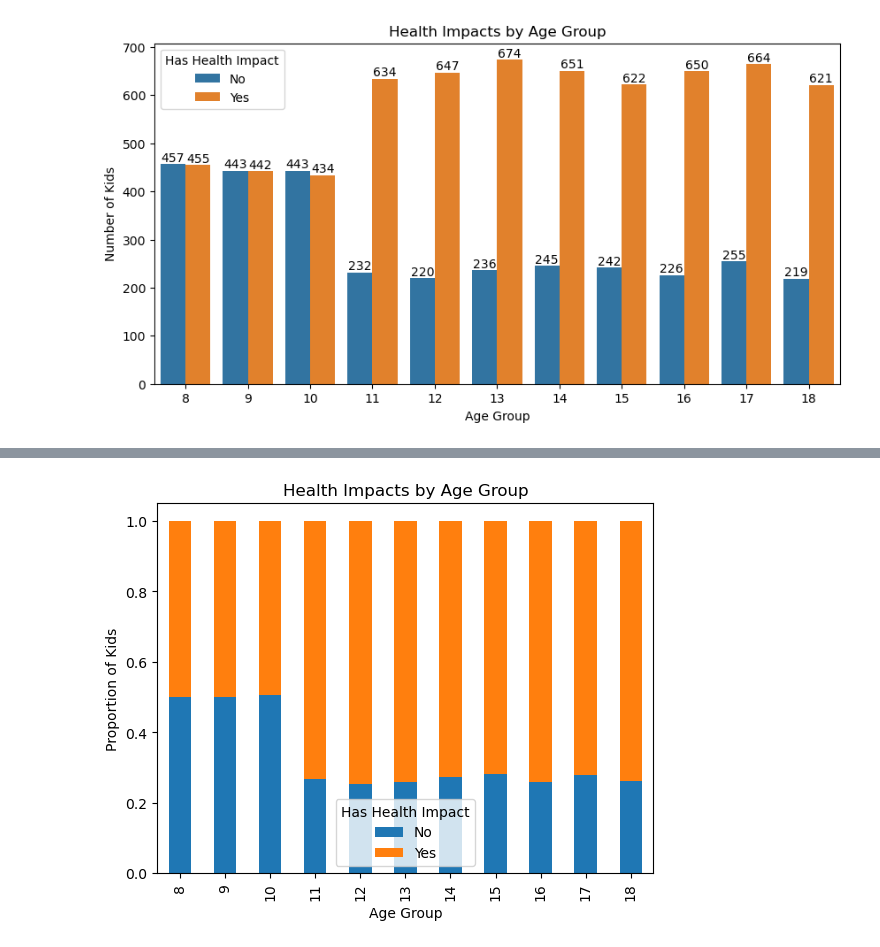
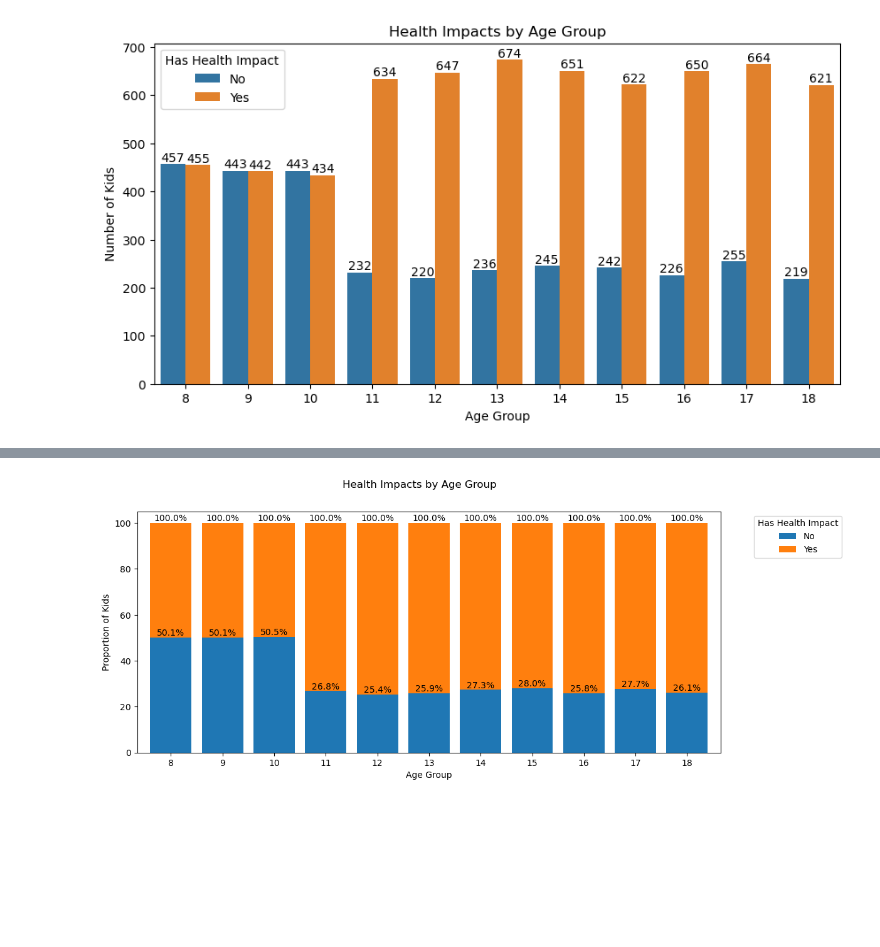
Before and after one commit to suranjanrana/indian-kids-screen-time-analysis, a Jupyter notebook: screen_time_analysis.ipynb, the cells around one changed output, grey strips where cells are left out. Drawn from its saved outputs; the diff is of its cells as text; code cells hidden in the pictures; blank space fills up the shorter version.

Commit message:
Updated and added new charts

```diff
--- a/screen_time_analysis.ipynb
+++ b/screen_time_analysis.ipynb
@@ -64,9 +64,10 @@ df["poor_sleep"] = df["health_impacts"].str.contains("Poor Sleep", case=False, n
 df["eye_strain"] = df["health_impacts"].str.contains("Eye Strain", case=False, na=False).astype(int)
 df["obesity_risk"] = df["health_impacts"].str.contains("Obesity", case=False, na=False).astype(int)
 df["anxiety"] = df["health_impacts"].str.contains("Anxiety", case=False, na=False).astype(int)
+df["total_number_of_health_impacts"] = df["poor_sleep"] + df["eye_strain"] + df["obesity_risk"] + df["anxiety"]
 df["has_health_impact"] = df["health_impacts"].notna()
 df["health_impact_count"] = df["has_health_impact"].astype(int)
-df["no_health_image_count"] = (~df["has_health_impact"]).astype(int)
+df["no_health_impact_count"] = (~df["has_health_impact"]).astype(int)
 # %%
 df.head()
 # %% [output]
@@ -439,18 +440,3 @@ plt.legend(title="Has Health Impact", labels=["No", "Yes"])
 plt.show()
 # %% [output]
 [figure]
-# %%
-health_impact_proportion_by_age = df.groupby("age")["has_health_impact"].value_counts(normalize=True)
-
-plt.figure(figsize=(12, 5))
-
-ax = sns.barplot(x=health_impact_proportion_by_age.index.get_level_values(0), y=health_impact_proportion_by_age.values, hue=health_impact_proportion_by_age.index.get_level_values(1))
-
-for container in ax.containers:
-    ax.bar_label(container, fmt="%.2f%%")
-
-ax.set_xlabel("Age Group")
-ax.set_ylabel("Proportion of Kids")
-ax.set_title("Health Impacts by Age Group")
-ax.legend(title="Has Health Impact", labels=["No", "Yes"])
-plt.show()
@@ -459,9 +443,17 @@ plt.show()
 # %%
-df.groupby("age")["has_health_impact"].value_counts(normalize=True).unstack(fill_value=0).plot(kind="bar", stacked=True)
-plt.xlabel("Age Group")
-plt.ylabel("Proportion of Kids")
-plt.title("Health Impacts by Age Group")
-plt.legend(title="Has Health Impact", labels=["No", "Yes"])
+health_impact_by_age = df.groupby("age")["has_health_impact"].value_counts(normalize=True)
+health_impact_by_age = health_impact_by_age * 100
+
+ax = health_impact_by_age.unstack(fill_value=0).plot(kind="bar", stacked=True, width=0.8, figsize=(12, 5))
+
+for container in ax.containers:
+    ax.bar_label(container, fmt="%.1f%%")
+
+ax.set_xlabel("Age Group")
+ax.set_ylabel("Proportion of Kids")
+plt.xticks(rotation=0)
+plt.suptitle("Health Impacts by Age Group")
+plt.legend(title="Has Health Impact", labels=["No", "Yes"], loc="upper left", bbox_to_anchor=(1.05, 1))
 plt.show()
 # %% [output]
-[figure, old version]
+[figure, new version]
```
Also changed, not shown: parts of 4 cells of this notebook.
